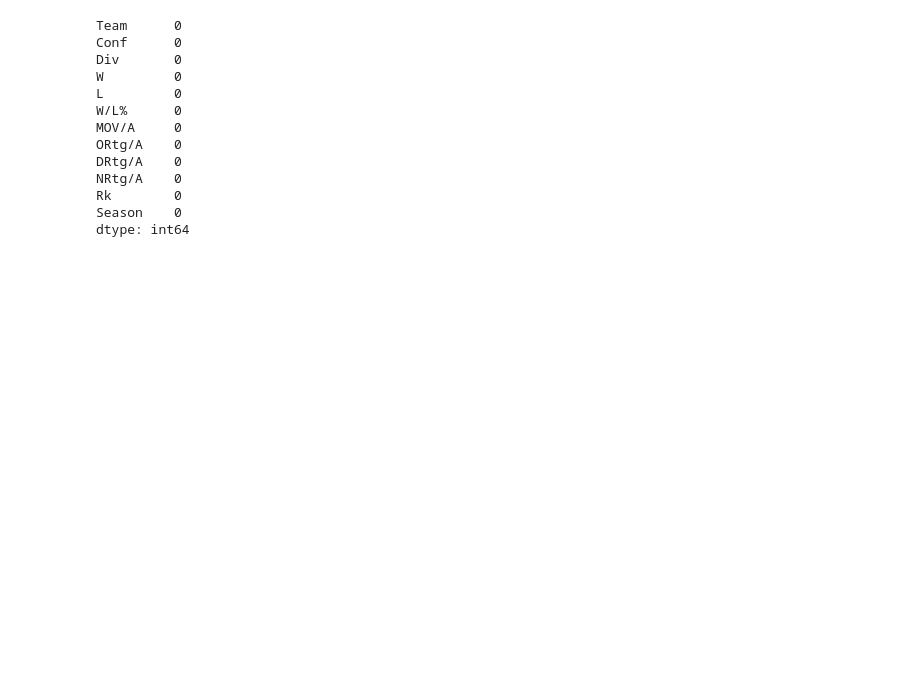
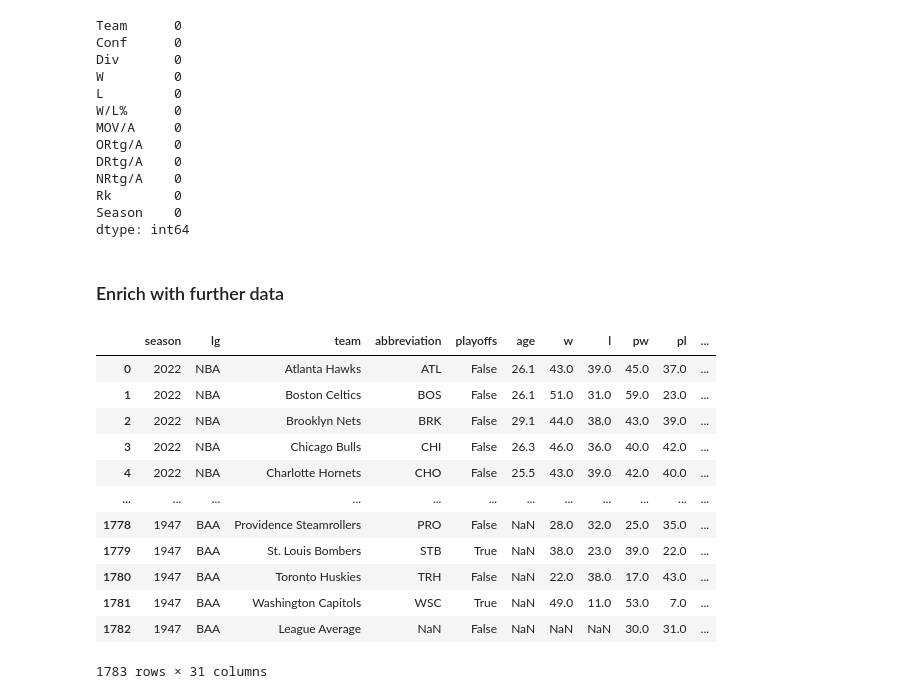
Before and after one commit to friedfab/ProjectDataScience, a Jupyter notebook: scraping.ipynb, the cells around one changed output. Drawn from its saved outputs; the diff is of its cells as text; code cells hidden in the pictures; blank space fills up the shorter version.

```diff
--- a/scraping.ipynb
+++ b/scraping.ipynb
@@ -430,3 +430,27 @@ NRtg/A    0
 Rk        0
 Season    0
 dtype: int64
+# %% [markdown]
+### Enrich with further data
+# %%
+#Import a new CSV with further information about the teams
+df3 = pd.read_csv("Team Summaries.csv", sep=",")
+
+#Taking a look at the first five entries
+df3
+
+#df3=pd.merge(df1,df2, on='Courses', how='left')
+# %% [output]
+|  | season | lg | team | abbreviation | playoffs | age | w | l | pw | pl | ... |
+| 0 | 2022 | NBA | Atlanta Hawks | ATL | False | 26.1 | 43.0 | 39.0 | 45.0 | 37.0 | ... |
+| 1 | 2022 | NBA | Boston Celtics | BOS | False | 26.1 | 51.0 | 31.0 | 59.0 | 23.0 | ... |
+| 2 | 2022 | NBA | Brooklyn Nets | BRK | False | 29.1 | 44.0 | 38.0 | 43.0 | 39.0 | ... |
+| 3 | 2022 | NBA | Chicago Bulls | CHI | False | 26.3 | 46.0 | 36.0 | 40.0 | 42.0 | ... |
+| 4 | 2022 | NBA | Charlotte Hornets | CHO | False | 25.5 | 43.0 | 39.0 | 42.0 | 40.0 | ... |
+| ... | ... | ... | ... | ... | ... | ... | ... | ... | ... | ... | ... |
+| 1778 | 1947 | BAA | Providence Steamrollers | PRO | False | NaN | 28.0 | 32.0 | 25.0 | 35.0 | ... |
+| 1779 | 1947 | BAA | St. Louis Bombers | STB | True | NaN | 38.0 | 23.0 | 39.0 | 22.0 | ... |
+| 1780 | 1947 | BAA | Toronto Huskies | TRH | False | NaN | 22.0 | 38.0 | 17.0 | 43.0 | ... |
+| 1781 | 1947 | BAA | Washington Capitols | WSC | True | NaN | 49.0 | 11.0 | 53.0 | 7.0 | ... |
+| 1782 | 1947 | BAA | League Average | NaN | False | NaN | NaN | NaN | 30.0 | 31.0 | ... |
+1783 rows × 31 columns
```
Also changed, not shown: parts of 3 cells of this notebook.
